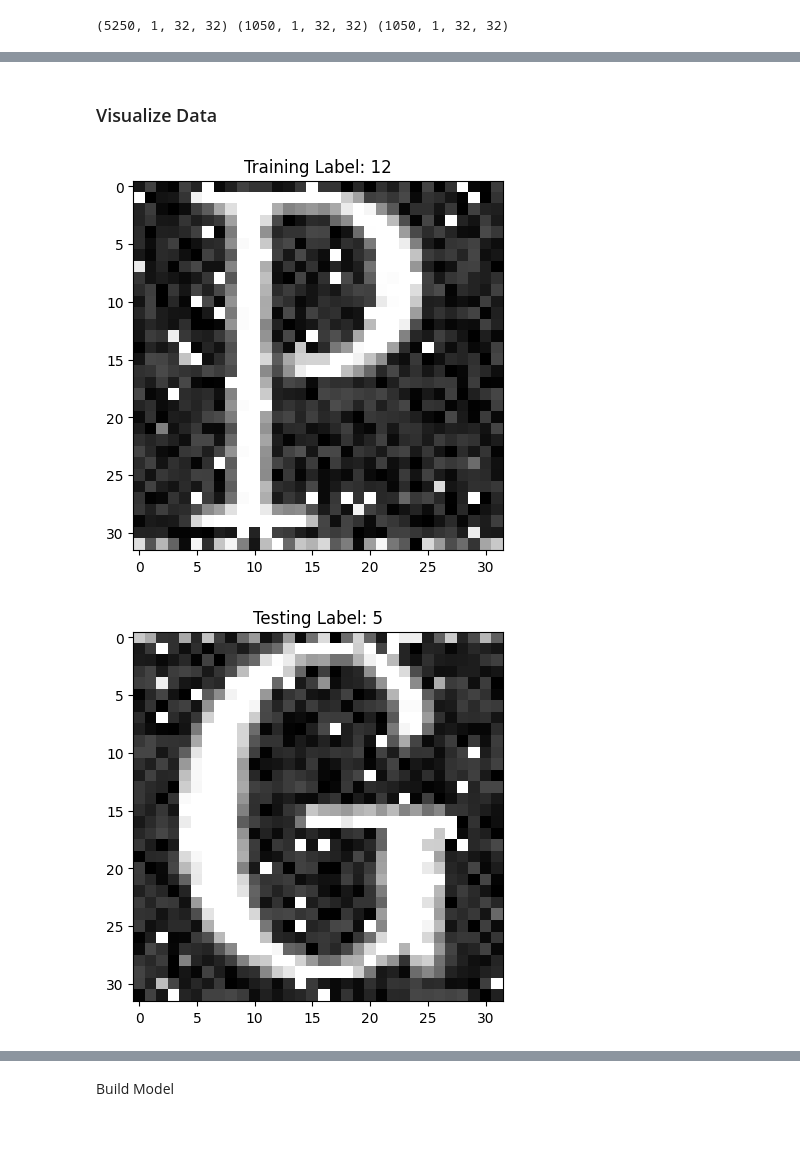
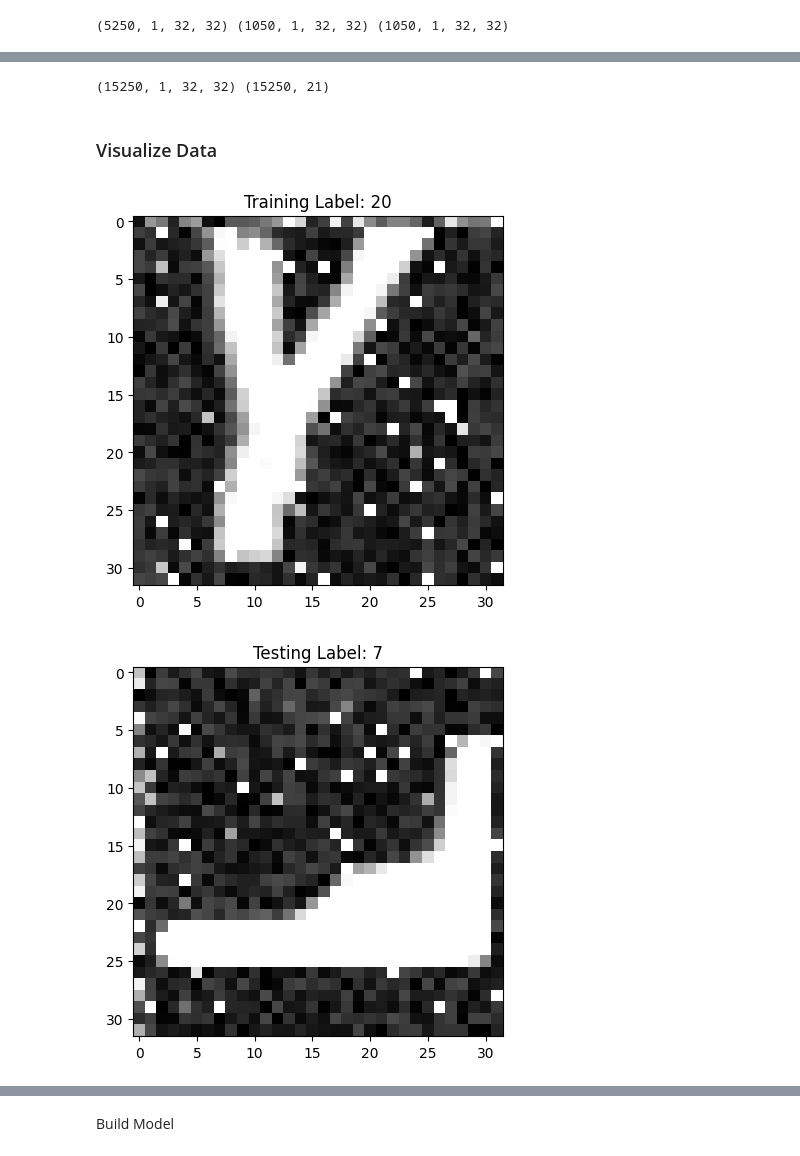
Before and after one commit to NtandoRaji/ml-assignment2-2024, a Jupyter notebook: ML_Assignment_2_2024-Image Dataset.ipynb, the cells around one changed output, grey strips where cells are left out. Cells and saved outputs as stored; diff of their text form; code cells hidden in the pictures.

```diff
--- a/ML_Assignment_2_2024-Image Dataset.ipynb
+++ b/ML_Assignment_2_2024-Image Dataset.ipynb
@@ -127,3 +129,13 @@ print(X_train.shape, X_test.shape, X_val.shape)
+# %%
+additional_data = np.load("additional_data-10000.npy").reshape([-1, 1, 32, 32])
+additional_labels = np.load("additional_labels-10000.npy")
+
+X_train = np.vstack([X_train, additional_data])
+y_train = np.vstack([y_train, to_onehot(additional_labels)])
+# %%
+print(X_train.shape, y_train.shape)
+# %% [output]
+(15250, 1, 32, 32) (15250, 21)
 # %% [markdown]
 ### Visualize Data
 # %%
@@ -134,10 +146,10 @@ def plot_images(image, title):
     plt.title(title)
     plt.show()
 # %%
-data_point = 14
+data_point = 45
 plot_images(X_train[data_point], f"Training Label: {np.argmax(y_train[data_point])}")
 plot_images(X_test[data_point], f"Testing Label: {np.argmax(y_test[data_point])}")
 plot_images(X_val[data_point], f"Validation Label: {np.argmax(y_val[data_point])}")
 # %% [output]
-[figure, old version]
+[figure, new version]
-[figure, old version]
+[figure, new version]
```
Also changed, not shown: parts of 6 cells of this notebook, 10 other files.
